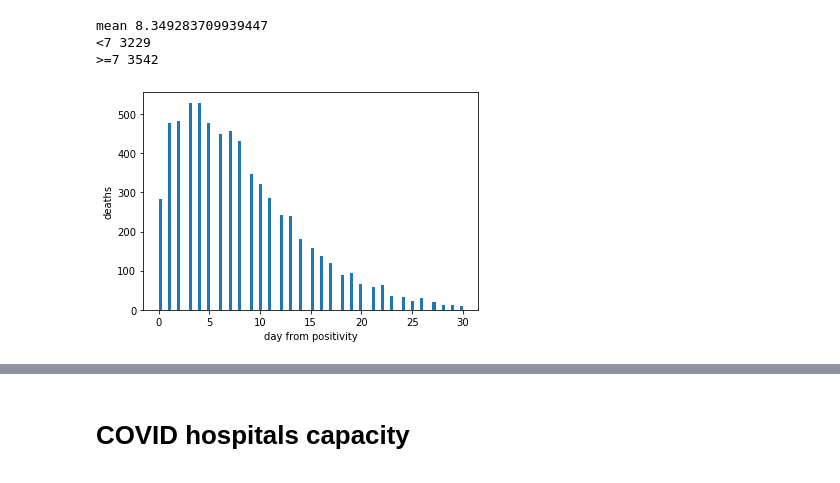
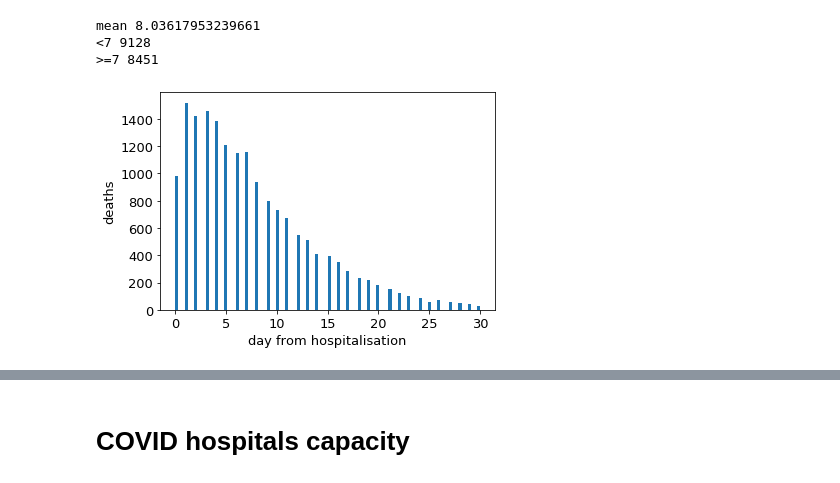
Before and after one commit to kakl/covid, a Jupyter notebook: covid.ipynb, the cells around one changed output, grey strips where cells are left out. Cells and saved outputs as stored; diff of their text form; code cells hidden in the pictures.

```diff
--- a/covid.ipynb
+++ b/covid.ipynb
@@ -5,0 +7,26 @@ df = pd.read_csv('modely_05_hospitalizovani_analyza_2020-11-25-00-13-25.csv', se
+# %%
+from matplotlib.ticker import PercentFormatter
+plt.figure(figsize=(15,6))
+plt.rcParams.update({'font.size': 13})
+
+
+df['umrti'] = pd.to_datetime(df['datum_umrti'])
+
+# selection of date
+#df = df.loc[df['umrti']!=pd.NaT].loc[df['umrti']>pd.to_datetime('2021')]
+
+procento = len(df.loc[df['umrti']>pd.to_datetime('2020')]['umrti'])/100
+
+
+df['positivita'] = pd.to_datetime(df['datum_positivity'])
+df['death'] = df['umrti'] - df['positivita']
+df['deathi'] = df['death'].dt.days
+plt.hist(df['deathi'],bins=40, range = (0,40), log=False, normed=True, rwidth=0.5, align = 'right')
+print('mean', df['deathi'].mean())
+print('<8', len(df.loc[df['deathi']<8]))
+print('>=8', len(df.loc[df['deathi']>=8]))
+#plt.xlim(0,30)
+plt.ylabel('deaths')
+plt.xlabel('day from positivity')
+plt.gca().yaxis.set_major_formatter(PercentFormatter(1))
+None
@@ -6,18 +40,18 @@ df = pd.read_csv('modely_05_hospitalizovani_analyza_2020-11-25-00-13-25.csv', se
 # %%
-df['umrti'] = pd.to_datetime(df['datum_umrti'])
-df['positivita'] = pd.to_datetime(df['datum_positivity'])
-df['death'] = df['umrti'] - df['positivita']
-df['deathi'] = df['death'].dt.days
-plt.hist(df['deathi'],bins=100, range = (0,30), log=False)
-print('mean', df['deathi'].mean())
-print('<7', len(df.loc[df['deathi']<7]))
-print('>=7', len(df.loc[df['deathi']>=7]))
+#df['umrti'] = pd.to_datetime(df['datum_umrti'])
+df['hosp'] = pd.to_datetime(df['zahajeni_hosp'])
+df['death2'] = df['umrti'] - df['hosp']
+df['death2i'] = df['death2'].dt.days
+plt.hist(df['death2i'],bins=100, range = (0,30), log=False)
+print('mean', df['death2i'].mean())
+print('<7', len(df.loc[df['death2i']<7]))
+print('>=7', len(df.loc[df['death2i']>=7]))
 plt.ylabel('deaths')
-plt.xlabel('day from positivity')
+plt.xlabel('day from hospitalisation')
 None
 # %% [output]
-mean 8.349283709939447
-<7 3229
->=7 3542
+mean 8.03617953239661
+<7 9128
+>=7 8451
-[figure, old version]
+[figure, new version]
 # %%
```
Also changed, not shown: parts of 8 cells of this notebook.
